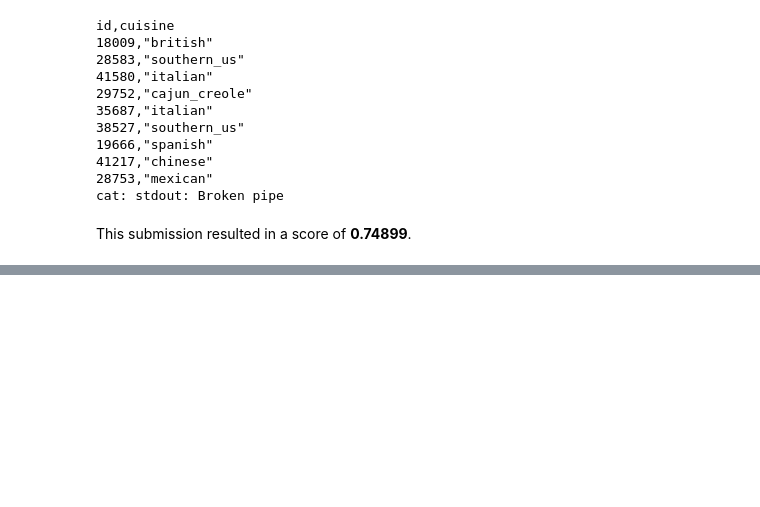
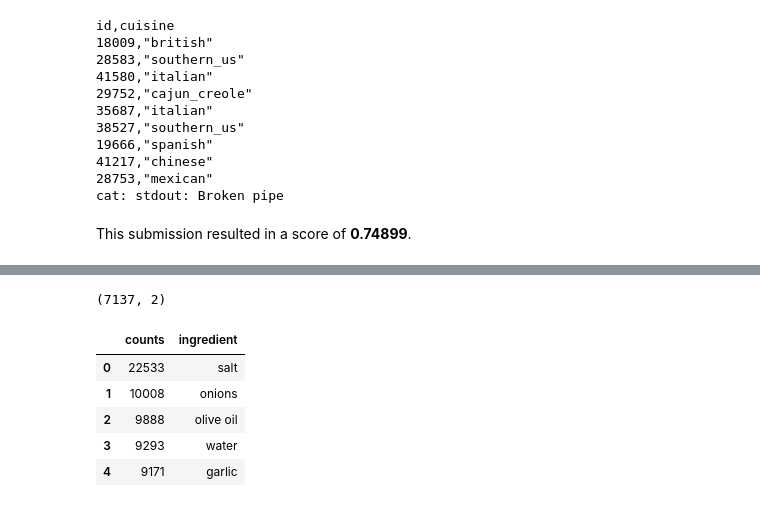
Before and after one commit to Btibert3/kaggle-yummly, a Jupyter notebook: python/Predict Dish Cuisine.ipynb, the cells around one changed output, grey strips where cells are left out. Saved outputs shown, nothing was run; the diff lists cells and outputs as text; code cells hidden in the pictures; blank space fills up the shorter version.

```diff
--- a/python/Predict Dish Cuisine.ipynb
+++ b/python/Predict Dish Cuisine.ipynb
@@ -212,0 +223,21 @@ This submission resulted in a score of __0.74899__.
+# %%
+## put all of the ingredients together, training and test, dupes and all
+ingredients = []
+
+## the training ingredients
+for ing in train_sf['ingredients']:
+    dish_ings = ing.keys()
+    for x in dish_ings:
+        ingredients.append(x)
+
+## rebuild because I dropped the column previous, rookie mistake
+test_sf = gl.SFrame({'id':test_id, 'ingredients':test_ingredients})
+
+## the test ingredients
+for ing in test_sf['ingredients']:
+    dish_ings = ing.keys()
+    for x in dish_ings:
+        ingredients.append(x)
+# %%
+## put into a pandas series
+ingredients_sa = pd.Series(ingredients)
@@ -212,0 +274,29 @@ This submission resulted in a score of __0.74899__.
+# %%
+## put the counts into a sortable dataframe
+## unique names with the counts
+x = ingredients_sa.value_counts()
+# %%
+## get the indexes
+x_index = x.index.values
+
+## get the values
+x_values = x.values
+
+## make the dataframe
+ing_df = pd.DataFrame({'ingredient':x_index, 'counts':x_values})
+
+## cleanup
+del(x)
+# %%
+ing_df.shape
+# %% [output]
+(7137, 2)
+# %%
+ing_df.head()
+# %% [output]
+|  | counts | ingredient |
+| 0 | 22533 | salt |
+| 1 | 10008 | onions |
+| 2 | 9888 | olive oil |
+| 3 | 9293 | water |
+| 4 | 9171 | garlic |
```
Also changed, not shown: parts of 11 cells of this notebook, 1 other file.
